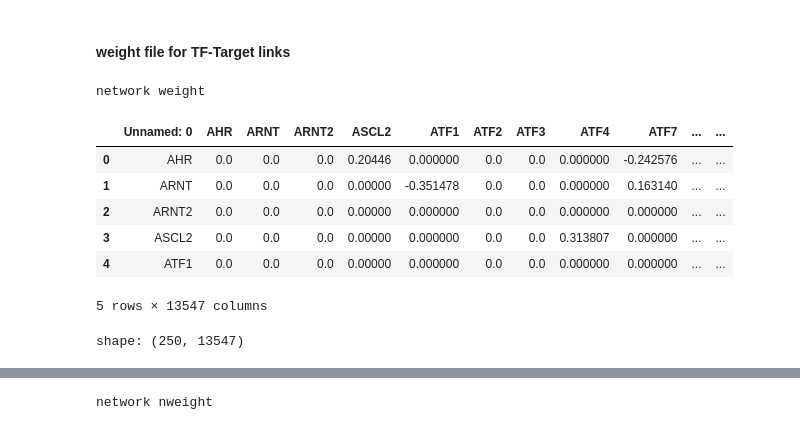
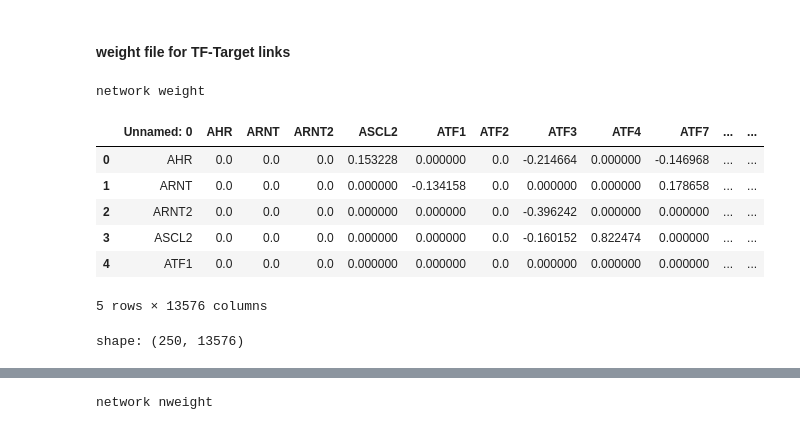
Before and after one commit to akanksha-sachan/B_Cell_States, a Jupyter notebook: multiome_dictys/py_scripts/data_prep_and_checks.ipynb, the cells around one changed output, grey strips where cells are left out. Drawn from its saved outputs; the diff is of its cells as text; code cells hidden in the pictures.

```diff
--- a/multiome_dictys/py_scripts/data_prep_and_checks.ipynb
+++ b/multiome_dictys/py_scripts/data_prep_and_checks.ipynb
@@ -1265,20 +1265,20 @@ plt.show()
 # %%
 # load net_weight.tsv in pandas
 import pandas as pd
-net_weight_file = "/ocean/projects/cis240075p/asachan/datasets/B_Cell/multiome_1st_donor_UPMC_aggr/dictys_outs/tmp_dynamic/Subset1/net_weight.tsv.gz"
+net_weight_file = "/ocean/projects/cis240075p/asachan/datasets/B_Cell/multiome_1st_donor_UPMC_aggr/dictys_outs/tmp_dynamic/Subset5/net_weight.tsv.gz"
 # Load data
 net_weight = pd.read_csv(net_weight_file, header=0, index_col=None, sep='\t', compression='gzip')
 # Display the first few rows of each DataFrame to confirm successful loading
 print("network weight")
 display(net_weight.head())
 print("shape:", net_weight.shape)
 # %% [output]
 network weight
 |  | Unnamed: 0 | AHR | ARNT | ARNT2 | ASCL2 | ATF1 | ATF2 | ATF3 | ATF4 | ATF7 | ... | ... |
-| 0 | AHR | 0.0 | 0.0 | 0.0 | 0.20446 | 0.000000 | 0.0 | 0.0 | 0.000000 | -0.242576 | ... | ... |
-| 1 | ARNT | 0.0 | 0.0 | 0.0 | 0.00000 | -0.351478 | 0.0 | 0.0 | 0.000000 | 0.163140 | ... | ... |
-| 2 | ARNT2 | 0.0 | 0.0 | 0.0 | 0.00000 | 0.000000 | 0.0 | 0.0 | 0.000000 | 0.000000 | ... | ... |
-| 3 | ASCL2 | 0.0 | 0.0 | 0.0 | 0.00000 | 0.000000 | 0.0 | 0.0 | 0.313807 | 0.000000 | ... | ... |
-| 4 | ATF1 | 0.0 | 0.0 | 0.0 | 0.00000 | 0.000000 | 0.0 | 0.0 | 0.000000 | 0.000000 | ... | ... |
+| 0 | AHR | 0.0 | 0.0 | 0.0 | 0.153228 | 0.000000 | 0.0 | -0.214664 | 0.000000 | -0.146968 | ... | ... |
+| 1 | ARNT | 0.0 | 0.0 | 0.0 | 0.000000 | -0.134158 | 0.0 | 0.000000 | 0.000000 | 0.178658 | ... | ... |
+| 2 | ARNT2 | 0.0 | 0.0 | 0.0 | 0.000000 | 0.000000 | 0.0 | -0.396242 | 0.000000 | 0.000000 | ... | ... |
+| 3 | ASCL2 | 0.0 | 0.0 | 0.0 | 0.000000 | 0.000000 | 0.0 | -0.160152 | 0.822474 | 0.000000 | ... | ... |
+| 4 | ATF1 | 0.0 | 0.0 | 0.0 | 0.000000 | 0.000000 | 0.0 | 0.000000 | 0.000000 | 0.000000 | ... | ... |
-5 rows × 13547 columns
+5 rows × 13576 columns
-shape: (250, 13547)
+shape: (250, 13576)
```
Also changed, not shown: parts of 27 cells of this notebook, 3 other files.
